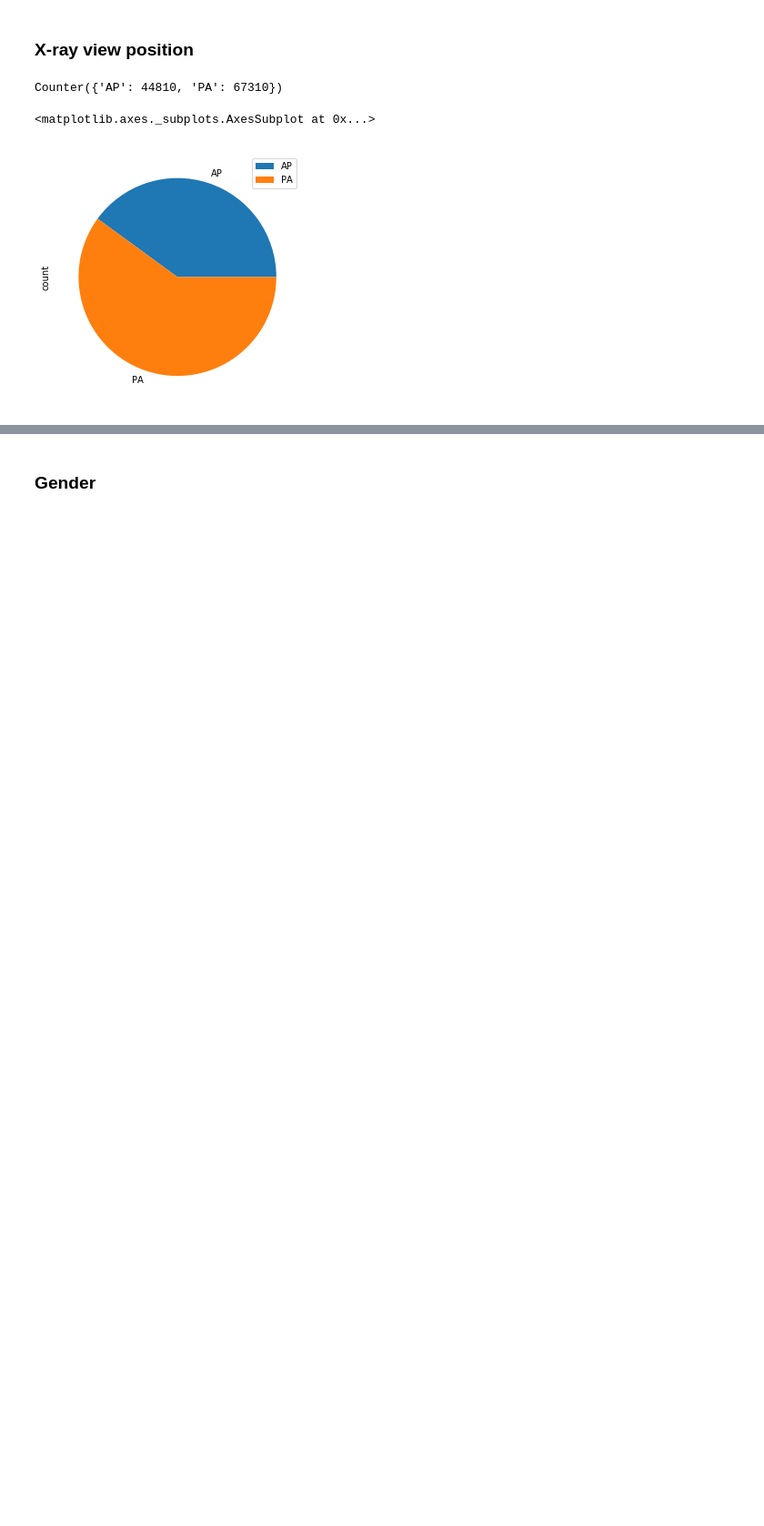
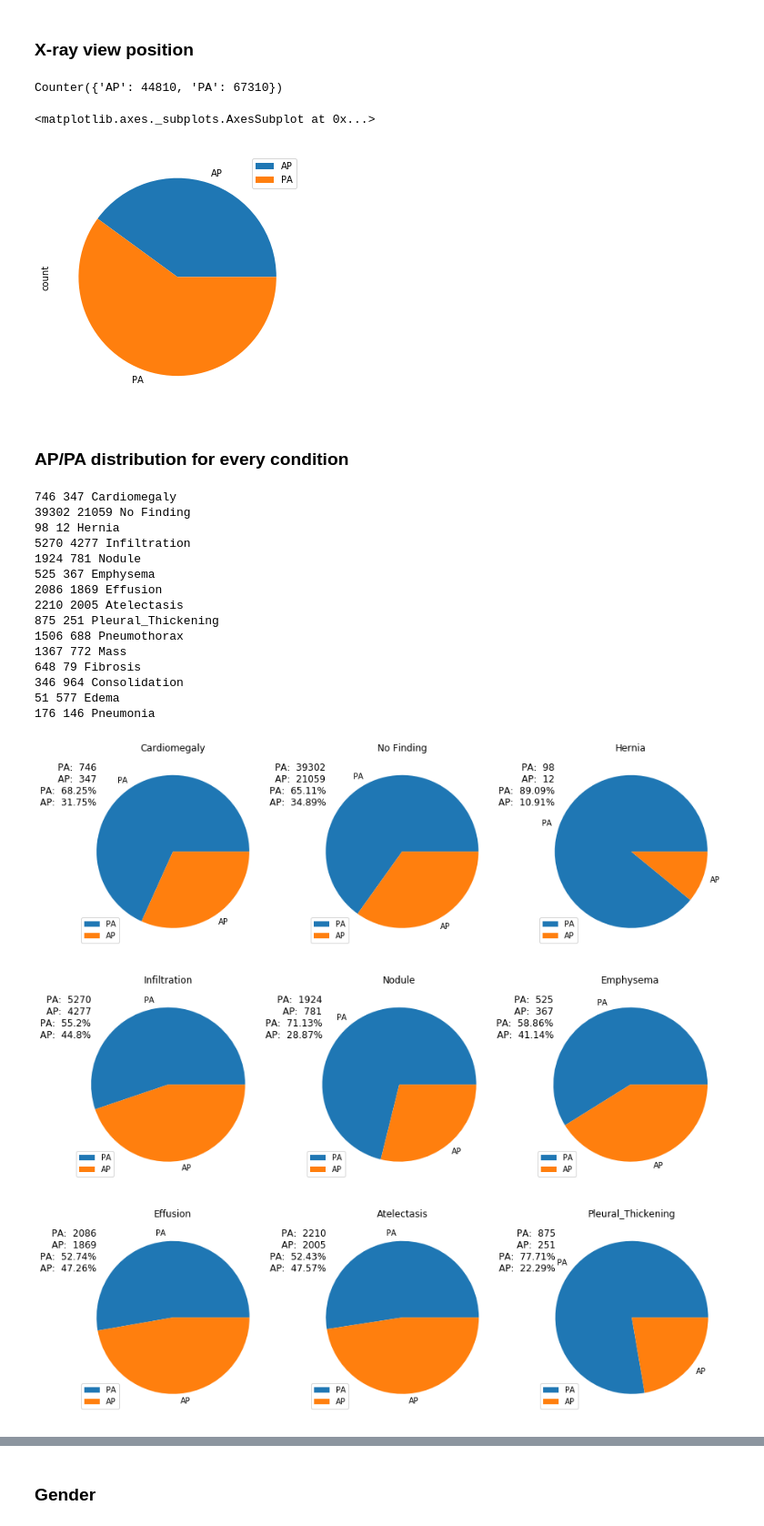
Before and after one commit to ingus-t/ML-AI, a Jupyter notebook: Notes/chest_xrays_data_exploration.ipynb, the cells around one changed output, grey strips where cells are left out. Shown at 91% size. Saved outputs shown, nothing was run; the diff lists cells and outputs as text; code cells hidden in the pictures; blank space fills up the shorter version.

```diff
--- a/Notes/chest_xrays_data_exploration.ipynb
+++ b/Notes/chest_xrays_data_exploration.ipynb
@@ -123,7 +122,7 @@ df[df['Finding Labels'] == 'Hernia'].shape[0]
 # %% [markdown]
 ### Find all labels
 # %%
-all_classes = ['Cardiomegaly', 'No_Finding', 'Hernia', 'Infiltration', 'Nodule',
+all_classes = ['Cardiomegaly', 'No Finding', 'Hernia', 'Infiltration', 'Nodule',
            'Emphysema', 'Effusion', 'Atelectasis', 'Pleural_Thickening',
            'Pneumothorax', 'Mass', 'Fibrosis', 'Consolidation', 'Edema',
            'Pneumonia']
@@ -203,3 +241,62 @@ pie.plot.pie(y='count', figsize=(5, 5))
 # %% [output]
 <matplotlib.axes._subplots.AxesSubplot at 0x...>
 [figure]
+# %% [markdown]
+### AP/PA distribution for every condition
+# %%
+xray_orientation = ["PA","AP"]
+def draw_multiplot(g, num_columns, figsize_for_one_row=None):
+    # call 'next(g)' to get past the first 'yield'
+    next(g)
+    # default to 15-inch rows, with square subplots
+    if figsize_for_one_row is None:
+        figsize_for_one_row = (15, 15/num_columns)
+    try:
+        while True:
+            # call plt.figure once per row
+            plt.figure(figsize=figsize_for_one_row)
+            for col in range(num_columns):
+                ax = plt.subplot(1, num_columns, col+1)
+                next(g)
+    except StopIteration:
+        pass
+
+def draw_plot():
+    for condition in all_classes:
+        df_test = df[df['Finding Labels'] == condition]
+        pa = len(df_test[df_test["View Position"] == 'PA'])
+        ap = len(df_test[df_test["View Position"] == 'AP'])
+
+        print(pa,ap,condition)
+        y_axis = [pa,ap]
+        total = pa+ap
+        pa_percentage = str(round(pa/total * 100,2))
+        ap_percentage = str(round(ap/total * 100,2))
+
+        yield
+        plt_string = "PA:  " + str(pa) + "\nAP:  " + str(ap) + "\nPA:  " + pa_percentage + "%\nAP:  " + ap_percentage + "%"
+        plt.pie(y_axis, labels=xray_orientation)
+        plt.title(condition)
+        plt.legend(loc='lower left')
+        plt.text(-1, 0.6, plt_string, color='black', ha='right', va='baseline', size=12)
+
+draw_multiplot(draw_plot(), 3)
+# %% [output]
+746 347 Cardiomegaly
+39302 21059 No Finding
+98 12 Hernia
+5270 4277 Infiltration
+1924 781 Nodule
+525 367 Emphysema
+2086 1869 Effusion
+2210 2005 Atelectasis
+875 251 Pleural_Thickening
+1506 688 Pneumothorax
+1367 772 Mass
+648 79 Fibrosis
+346 964 Consolidation
+51 577 Edema
+176 146 Pneumonia
+[figure, added]
+[figure, added]
+[figure, added]
```
Also changed, not shown: parts of 25 cells of this notebook.
